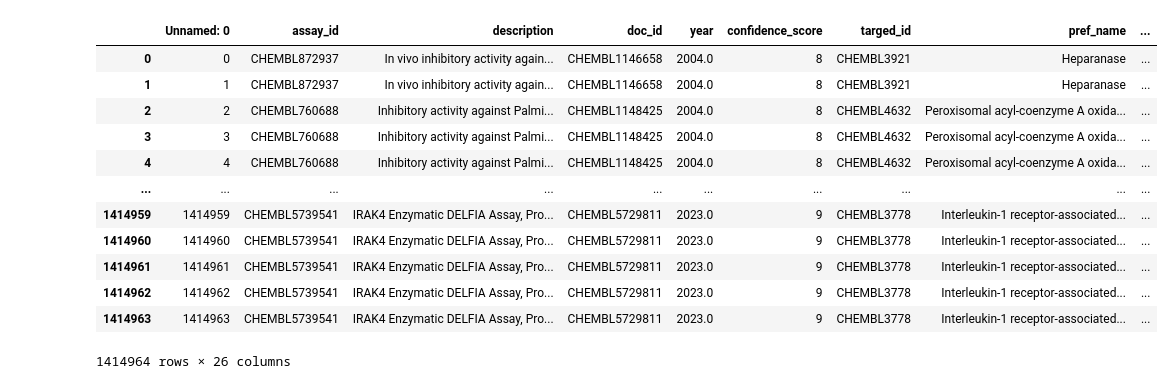
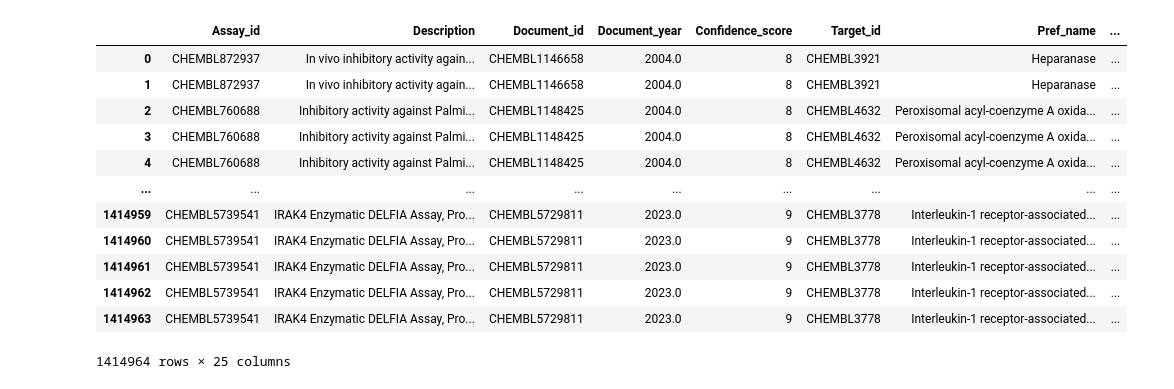
Before and after one commit to ErnestoFadel/Digital_chemistry, a Jupyter notebook: Data_curation.ipynb, the cells around one changed output. Drawn from its saved outputs; the diff is of its cells as text; code cells hidden in the pictures.

```diff
--- a/Data_curation.ipynb
+++ b/Data_curation.ipynb
@@ -4,23 +4,30 @@ import matplotlib.pyplot as plt
 import numpy as np
 import scipy as sp
 # %%
-data = pd.read_csv('/Users/ernestofadel/Desktop/DC_local/Data_files/Total_data.csv')
+data = pd.read_csv('/Users/ernestofadel/Desktop/DC_local/Data_files/Total_data.csv',
+                   header = 0,
+                   names = ['Assay_id', 'Description', 'Document_id', 'Document_year', 'Confidence_score', 'Target_id', 'Pref_name', 'Protein_sequence', 'Uniprot_id',
+                          'Variant_id', 'Molecule_id', 'Canonical_smile', 'Standard_type', 'Standard_value', 'Standard_units', 'pchembl_value',
+                          'assay_type', 'assay_organism', 'assay_category', 'assay_tax_id', 'assay_strain', 'assay_tissue', 'assay_cell_type',
+                          'assay_subcellular_fraction', 'bao_format'],
+                   low_memory=False
+                   )
 
 data
 # %% [output]
-|  | Unnamed: 0 | assay_id | description | doc_id | year | confidence_score | targed_id | pref_name | ... |
-| 0 | 0 | CHEMBL872937 | In vivo inhibitory activity again... | CHEMBL1146658 | 2004.0 | 8 | CHEMBL3921 | Heparanase | ... |
-| 1 | 1 | CHEMBL872937 | In vivo inhibitory activity again... | CHEMBL1146658 | 2004.0 | 8 | CHEMBL3921 | Heparanase | ... |
-| 2 | 2 | CHEMBL760688 | Inhibitory activity against Palmi... | CHEMBL1148425 | 2004.0 | 8 | CHEMBL4632 | Peroxisomal acyl-coenzyme A oxida... | ... |
-| 3 | 3 | CHEMBL760688 | Inhibitory activity against Palmi... | CHEMBL1148425 | 2004.0 | 8 | CHEMBL4632 | Peroxisomal acyl-coenzyme A oxida... | ... |
-| 4 | 4 | CHEMBL760688 | Inhibitory activity against Palmi... | CHEMBL1148425 | 2004.0 | 8 | CHEMBL4632 | Peroxisomal acyl-coenzyme A oxida... | ... |
-| ... | ... | ... | ... | ... | ... | ... | ... | ... | ... |
-| 1414959 | 1414959 | CHEMBL5739541 | IRAK4 Enzymatic DELFIA Assay, Pro... | CHEMBL5729811 | 2023.0 | 9 | CHEMBL3778 | Interleukin-1 receptor-associated... | ... |
-| 1414960 | 1414960 | CHEMBL5739541 | IRAK4 Enzymatic DELFIA Assay, Pro... | CHEMBL5729811 | 2023.0 | 9 | CHEMBL3778 | Interleukin-1 receptor-associated... | ... |
-| 1414961 | 1414961 | CHEMBL5739541 | IRAK4 Enzymatic DELFIA Assay, Pro... | CHEMBL5729811 | 2023.0 | 9 | CHEMBL3778 | Interleukin-1 receptor-associated... | ... |
-| 1414962 | 1414962 | CHEMBL5739541 | IRAK4 Enzymatic DELFIA Assay, Pro... | CHEMBL5729811 | 2023.0 | 9 | CHEMBL3778 | Interleukin-1 receptor-associated... | ... |
-| 1414963 | 1414963 | CHEMBL5739541 | IRAK4 Enzymatic DELFIA Assay, Pro... | CHEMBL5729811 | 2023.0 | 9 | CHEMBL3778 | Interleukin-1 receptor-associated... | ... |
+|  | Assay_id | Description | Document_id | Document_year | Confidence_score | Target_id | Pref_name | ... |
+| 0 | CHEMBL872937 | In vivo inhibitory activity again... | CHEMBL1146658 | 2004.0 | 8 | CHEMBL3921 | Heparanase | ... |
+| 1 | CHEMBL872937 | In vivo inhibitory activity again... | CHEMBL1146658 | 2004.0 | 8 | CHEMBL3921 | Heparanase | ... |
+| 2 | CHEMBL760688 | Inhibitory activity against Palmi... | CHEMBL1148425 | 2004.0 | 8 | CHEMBL4632 | Peroxisomal acyl-coenzyme A oxida... | ... |
+| 3 | CHEMBL760688 | Inhibitory activity against Palmi... | CHEMBL1148425 | 2004.0 | 8 | CHEMBL4632 | Peroxisomal acyl-coenzyme A oxida... | ... |
+| 4 | CHEMBL760688 | Inhibitory activity against Palmi... | CHEMBL1148425 | 2004.0 | 8 | CHEMBL4632 | Peroxisomal acyl-coenzyme A oxida... | ... |
+| ... | ... | ... | ... | ... | ... | ... | ... | ... |
+| 1414959 | CHEMBL5739541 | IRAK4 Enzymatic DELFIA Assay, Pro... | CHEMBL5729811 | 2023.0 | 9 | CHEMBL3778 | Interleukin-1 receptor-associated... | ... |
+| 1414960 | CHEMBL5739541 | IRAK4 Enzymatic DELFIA Assay, Pro... | CHEMBL5729811 | 2023.0 | 9 | CHEMBL3778 | Interleukin-1 receptor-associated... | ... |
+| 1414961 | CHEMBL5739541 | IRAK4 Enzymatic DELFIA Assay, Pro... | CHEMBL5729811 | 2023.0 | 9 | CHEMBL3778 | Interleukin-1 receptor-associated... | ... |
+| 1414962 | CHEMBL5739541 | IRAK4 Enzymatic DELFIA Assay, Pro... | CHEMBL5729811 | 2023.0 | 9 | CHEMBL3778 | Interleukin-1 receptor-associated... | ... |
+| 1414963 | CHEMBL5739541 | IRAK4 Enzymatic DELFIA Assay, Pro... | CHEMBL5729811 | 2023.0 | 9 | CHEMBL3778 | Interleukin-1 receptor-associated... | ... |
-1414964 rows × 26 columns
+1414964 rows × 25 columns
 # %%
 #Removing data with confidence score lower than 9
 
```
Also changed, not shown: parts of 3 cells of this notebook, 1 other file.
